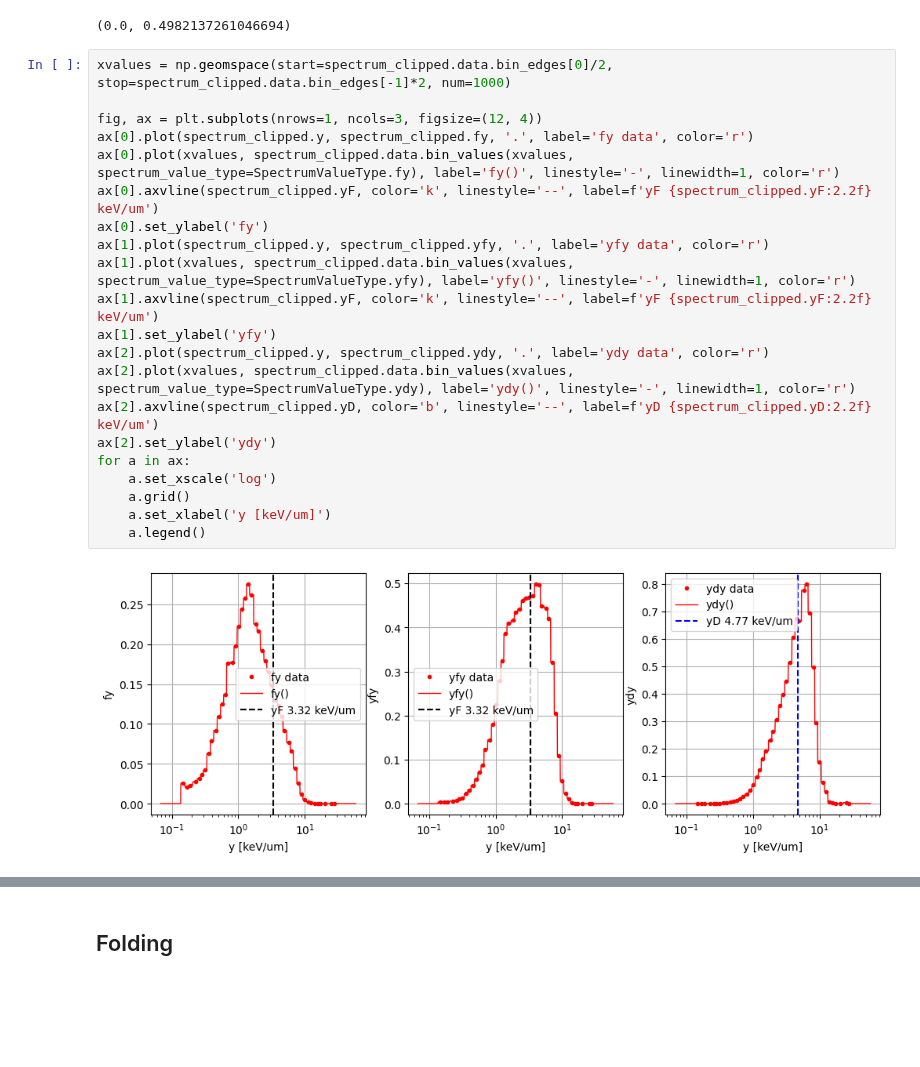
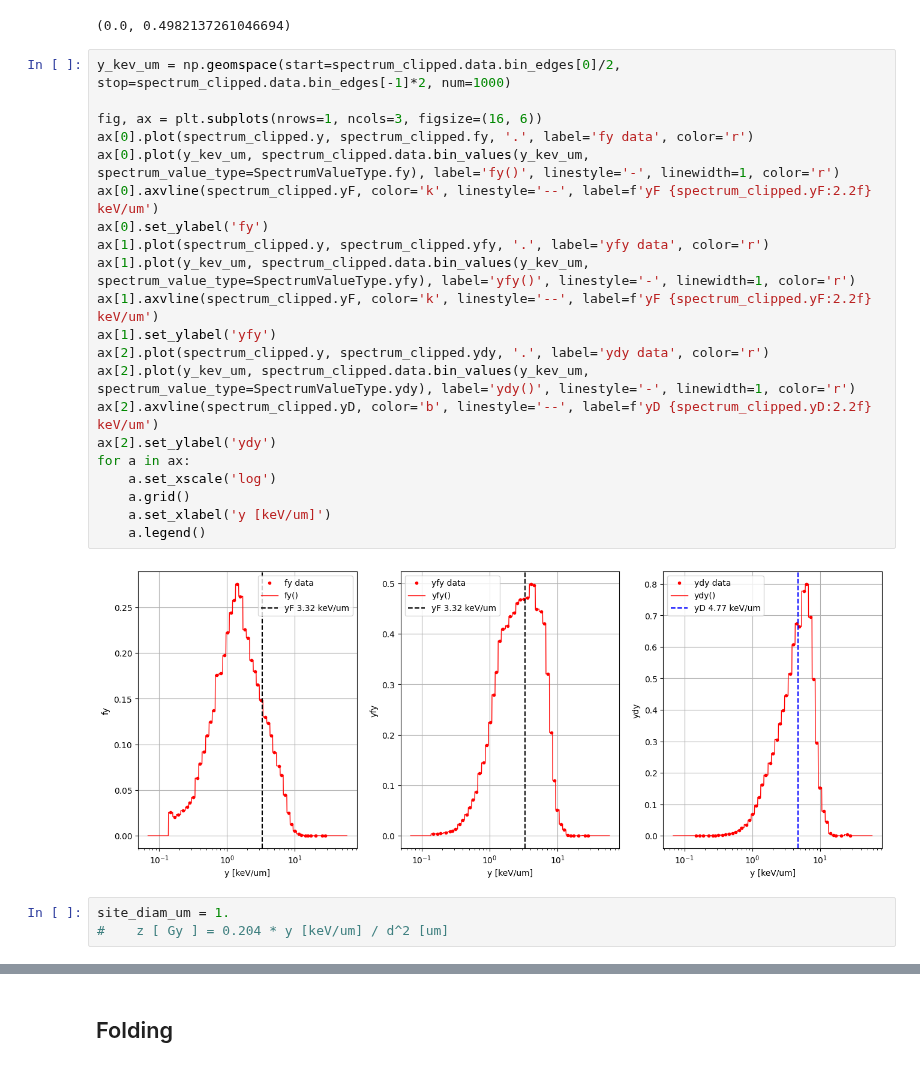
Before and after one commit to grzanka/microdosimetric_spectra_folding, a Jupyter notebook: notebooks/0.4-convolutions-y-spectra.ipynb, the cells around one changed output, grey strips where cells are left out. Drawn from its saved outputs; the diff is of its cells as text; blank space fills up the shorter version.

```diff
--- a/notebooks/0.4-convolutions-y-spectra.ipynb
+++ b/notebooks/0.4-convolutions-y-spectra.ipynb
@@ -43,25 +40,28 @@ spectrum_clipped.yfy.min(), spectrum_clipped.yfy.max()
 # %% [output]
 (0.0, 0.4982137261046694)
 # %%
-xvalues = np.geomspace(start=spectrum_clipped.data.bin_edges[0]/2, stop=spectrum_clipped.data.bin_edges[-1]*2, num=1000)
+y_kev_um = np.geomspace(start=spectrum_clipped.data.bin_edges[0]/2, stop=spectrum_clipped.data.bin_edges[-1]*2, num=1000)
 
-fig, ax = plt.subplots(nrows=1, ncols=3, figsize=(12, 4))
+fig, ax = plt.subplots(nrows=1, ncols=3, figsize=(16, 6))
 ax[0].plot(spectrum_clipped.y, spectrum_clipped.fy, '.', label='fy data', color='r')
-ax[0].plot(xvalues, spectrum_clipped.data.bin_values(xvalues, spectrum_value_type=SpectrumValueType.fy), label='fy()', linestyle='-', linewidth=1, color='r')
+ax[0].plot(y_kev_um, spectrum_clipped.data.bin_values(y_kev_um, spectrum_value_type=SpectrumValueType.fy), label='fy()', linestyle='-', linewidth=1, color='r')
 ax[0].axvline(spectrum_clipped.yF, color='k', linestyle='--', label=f'yF {spectrum_clipped.yF:2.2f} keV/um')
 ax[0].set_ylabel('fy')
 ax[1].plot(spectrum_clipped.y, spectrum_clipped.yfy, '.', label='yfy data', color='r')
-ax[1].plot(xvalues, spectrum_clipped.data.bin_values(xvalues, spectrum_value_type=SpectrumValueType.yfy), label='yfy()', linestyle='-', linewidth=1, color='r')
+ax[1].plot(y_kev_um, spectrum_clipped.data.bin_values(y_kev_um, spectrum_value_type=SpectrumValueType.yfy), label='yfy()', linestyle='-', linewidth=1, color='r')
 ax[1].axvline(spectrum_clipped.yF, color='k', linestyle='--', label=f'yF {spectrum_clipped.yF:2.2f} keV/um')
 ax[1].set_ylabel('yfy')
 ax[2].plot(spectrum_clipped.y, spectrum_clipped.ydy, '.', label='ydy data', color='r')
-ax[2].plot(xvalues, spectrum_clipped.data.bin_values(xvalues, spectrum_value_type=SpectrumValueType.ydy), label='ydy()', linestyle='-', linewidth=1, color='r')
+ax[2].plot(y_kev_um, spectrum_clipped.data.bin_values(y_kev_um, spectrum_value_type=SpectrumValueType.ydy), label='ydy()', linestyle='-', linewidth=1, color='r')
 ax[2].axvline(spectrum_clipped.yD, color='b', linestyle='--', label=f'yD {spectrum_clipped.yD:2.2f} keV/um')
 ax[2].set_ylabel('ydy')
 for a in ax:
     a.set_xscale('log')
     a.grid()
     a.set_xlabel('y [keV/um]')
     a.legend()
 # %% [output]
-[figure, old version]
+[figure, new version]
+# %%
+site_diam_um = 1.
+#    z [ Gy ] = 0.204 * y [keV/um] / d^2 [um]
```
Also changed, not shown: parts of 12 cells of this notebook, 1 other file.
